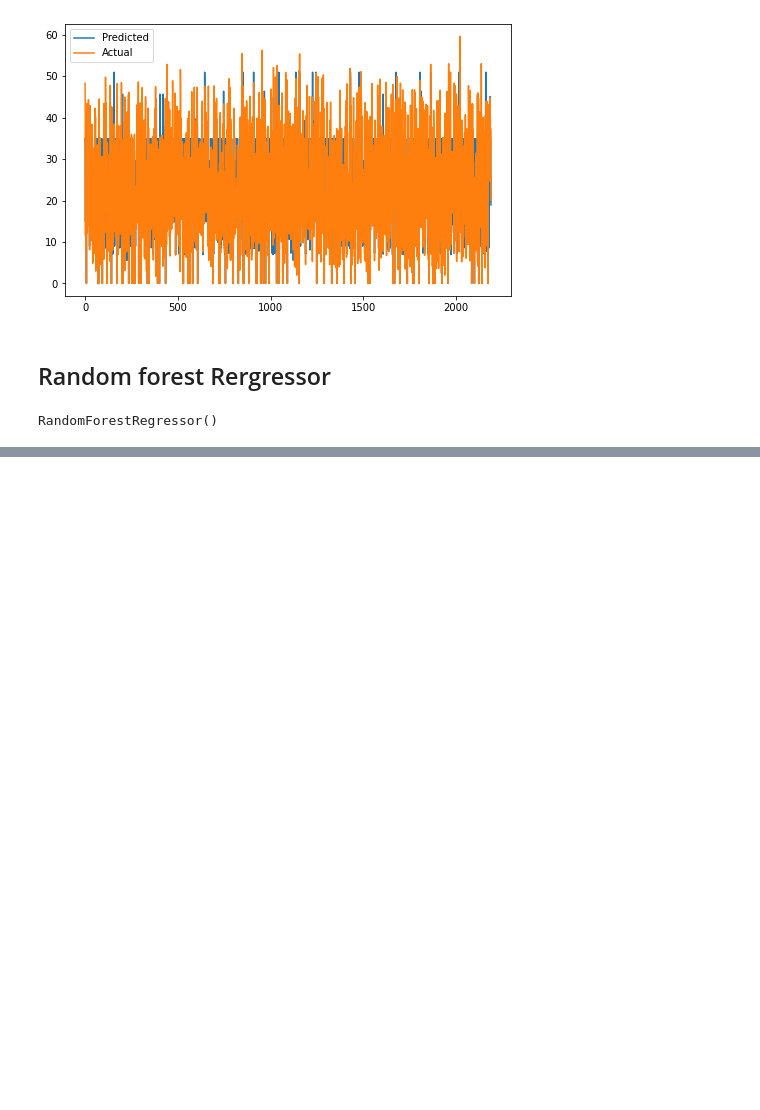
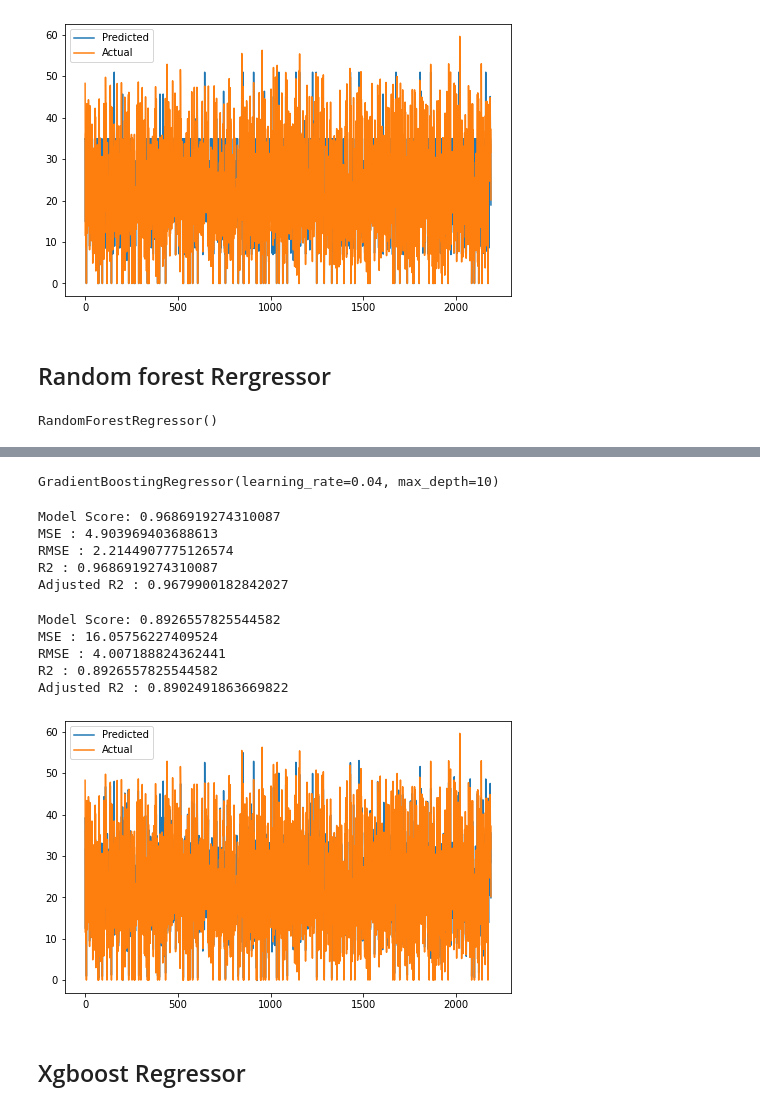
Before and after one commit to satyam-jyoti-sankar/Bike-Sharing-Demand-Prediction-, a Jupyter notebook: Bike_Sharing_Demand_Prediction_Capstone_Project.ipynb, the cells around one changed output, grey strips where cells are left out. Drawn from its saved outputs; the diff is of its cells as text; code cells hidden in the pictures; blank space fills up the shorter version.

```diff
--- a/Bike_Sharing_Demand_Prediction_Capstone_Project.ipynb
+++ b/Bike_Sharing_Demand_Prediction_Capstone_Project.ipynb
@@ -953,0 +956,11 @@ plt.show()
+# %%
+from sklearn.ensemble import GradientBoostingRegressor
+gbd_model=GradientBoostingRegressor()
+parameters = {'learning_rate': [0.01,0.02,0.03,0.04],
+                  # 'subsample'    : [0.9, 0.5, 0.2, 0.1],
+                  # 'n_estimators' : [100,500,1000, 1500],
+                  'max_depth'    : [4,6,8,10]
+                 }
+# %%
+gb_regression=GridSearchCV(gbd_model,param_grid=parameters,scoring='neg_mean_squared_error',cv=5,verbose=3)
+gb_regression.fit(x_train,y_train)
@@ -953,0 +989,69 @@ plt.show()
+# %%
+gb_regression.best_params_
+gb_regression.best_estimator_
+# %% [output]
+GradientBoostingRegressor(learning_rate=0.04, max_depth=10)
+# %%
+gb_optimal_model = gb_regression.best_estimator_
+# %%
+# Making predictions on train and test data
+
+y_pred_train_gb = gb_optimal_model.predict(x_train)
+y_pred_test_gb = gb_optimal_model.predict(x_test)
+# %%
+#metrics for rf score with gd for train
+from sklearn.metrics import mean_squared_error
+print("Model Score:",gb_optimal_model.score(x_train,y_train))
+
+MSE= mean_squared_error(y_train, y_pred_train_gb)
+print("MSE :",MSE)
+
+RMSE=np.sqrt(MSE)
+print("RMSE :",RMSE)
+
+
+from sklearn.metrics import r2_score
+r2= r2_score(y_train, y_pred_train_gb)
+print("R2 :",r2)
+print("Adjusted R2 :",1-(1-r2_score(y_train, y_pred_train_gb))*((x_test.shape[0]-1)/(x_test.shape[0]-x_test.shape[1]-1)) )
+train['GradientBoostingRegressor']=MSE,RMSE,r2,1-(1-r2_score(y_train, y_pred_train_gb))*((x_test.shape[0]-1)/(x_test.shape[0]-x_test.shape[1]-1))
+# %% [output]
+Model Score: 0.9686919274310087
+MSE : 4.903969403688613
+RMSE : 2.2144907775126574
+R2 : 0.9686919274310087
+Adjusted R2 : 0.9679900182842027
+# %%
+#metrics for rf score with gd for test
+from sklearn.metrics import mean_squared_error
+print("Model Score:",gb_optimal_model.score(x_test,y_test))
+
+MSE= mean_squared_error(y_test, y_pred_test_gb)
+print("MSE :",MSE)
+
+RMSE=np.sqrt(MSE)
+print("RMSE :",RMSE)
+
+
+from sklearn.metrics import r2_score
+r2= r2_score(y_test, y_pred_test_gb)
+print("R2 :",r2)
+print("Adjusted R2 :",1-(1-r2_score(y_test, y_pred_test_gb))*((x_test.shape[0]-1)/(x_test.shape[0]-x_test.shape[1]-1)) )
+test['GradientBoostingRegressor']=MSE,RMSE,r2,1-(1-r2_score(y_test, y_pred_test_gb))*((x_test.shape[0]-1)/(x_test.shape[0]-x_test.shape[1]-1))
+# %% [output]
+Model Score: 0.8926557825544582
+MSE : 16.05756227409524
+RMSE : 4.007188824362441
+R2 : 0.8926557825544582
+Adjusted R2 : 0.8902491863669822
+# %%
+#pred vs actual for Gradient boosting
+plt.figure(figsize=(8,5))
+plt.plot((np.array(y_pred_test_gb)))
+plt.plot(np.array((y_test)))
+plt.legend(["Predicted","Actual"])
+plt.show()
+# %% [output]
+[figure, added]
+# %% [markdown]
+## Xgboost Regressor
```
Also changed, not shown: parts of 20 cells of this notebook.
